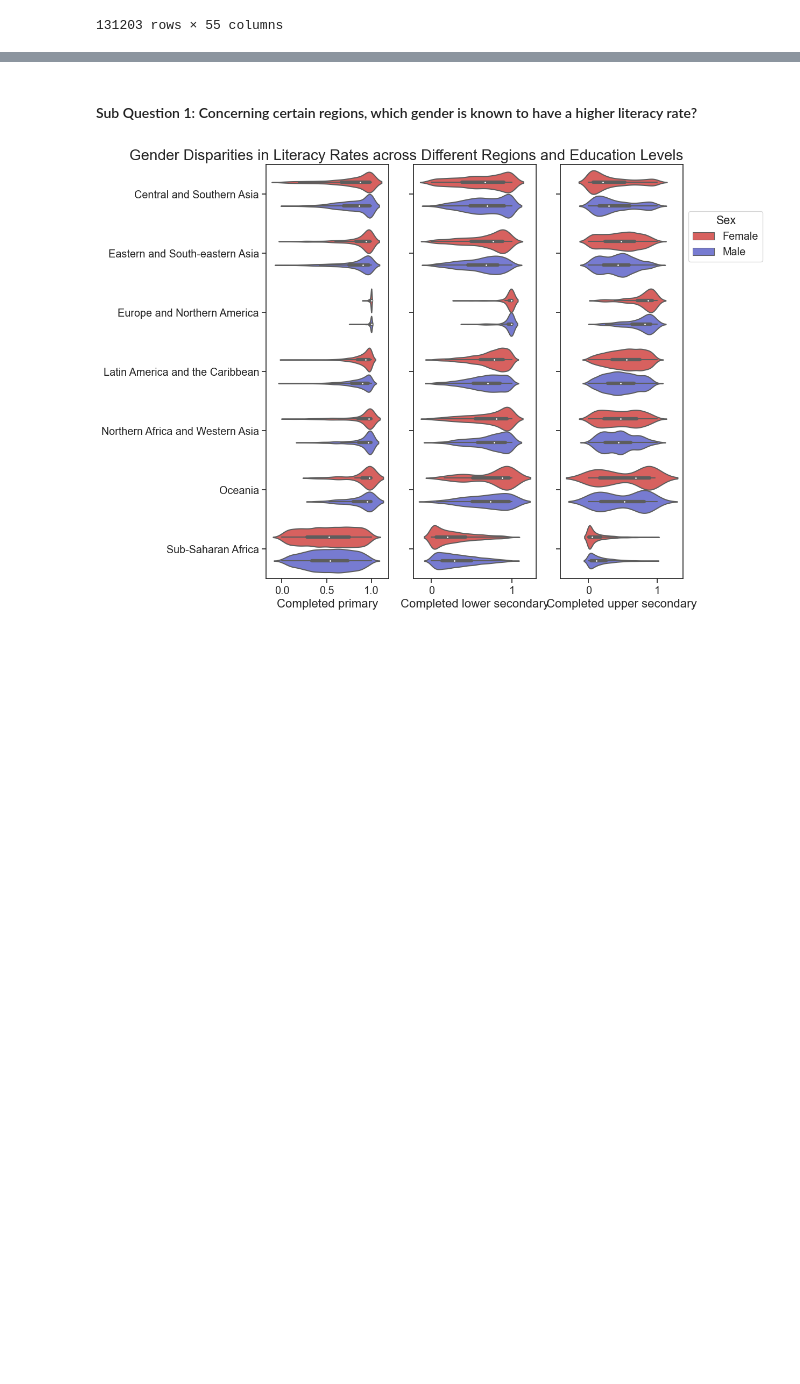
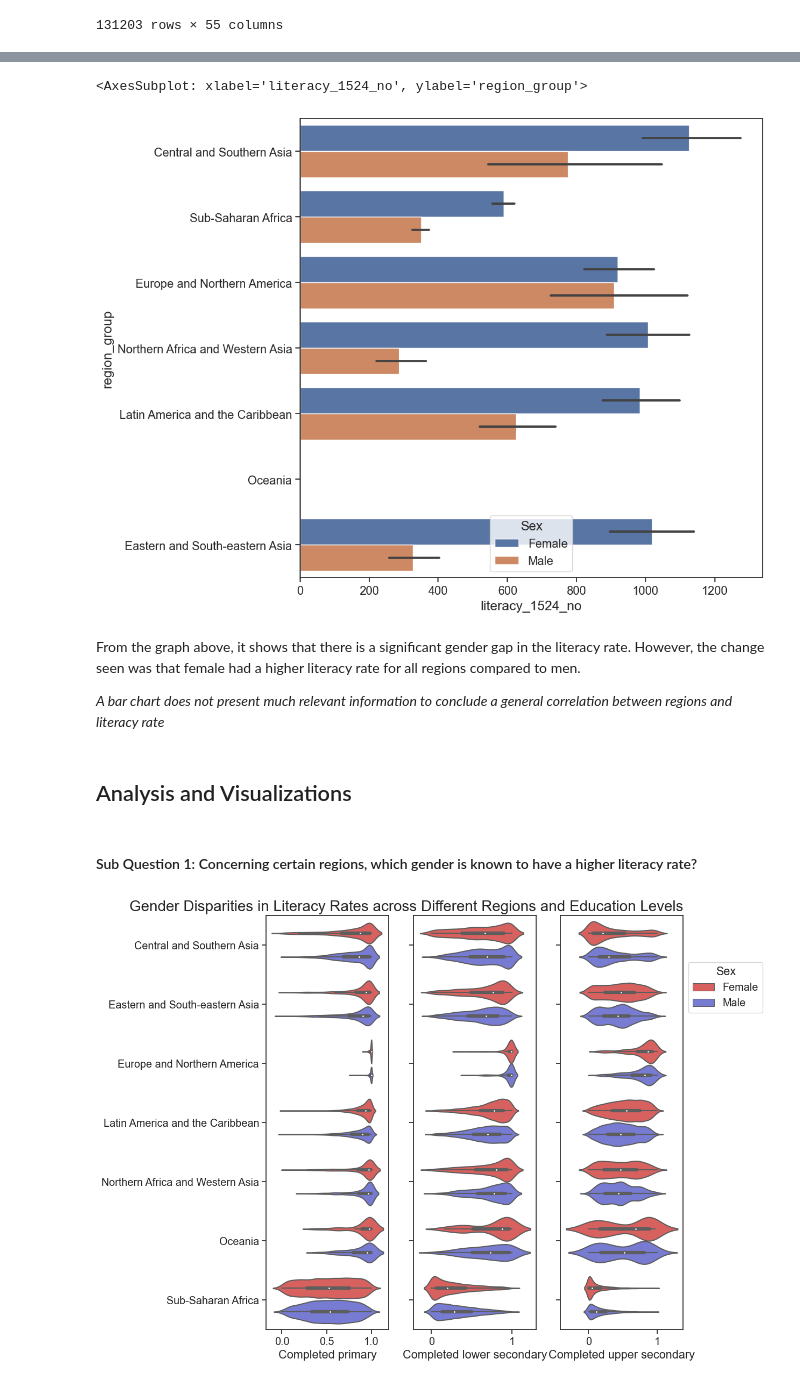
Before and after one commit to ubco-W2022T2-data301/project-group-group18, a Jupyter notebook: analysis/analysis3.ipynb, the cells around one changed output, grey strips where cells are left out. Drawn from its saved outputs; the diff is of its cells as text; code cells hidden in the pictures; blank space fills up the shorter version.

```diff
--- a/analysis/analysis3.ipynb
+++ b/analysis/analysis3.ipynb
@@ -39,3 +103,14 @@ df
+# %%
+sns.barplot(x=df['literacy_1524_no'],hue=df['Sex'], y=df['region_group'])
+# %% [output]
+<AxesSubplot: xlabel='literacy_1524_no', ylabel='region_group'>
+[figure, added]
+# %% [markdown]
+From the graph above, it shows that there is a significant gender gap in the literacy rate. However, the change seen was that female had a higher literacy rate for all regions compared to men.
+
+*A bar chart does not present much relevant information to conclude a general correlation between regions and literacy rate*
+# %% [markdown]
+## Analysis and Visualizations
 # %% [markdown]
 #### Sub Question 1: Concerning certain regions, which gender is known to have a higher literacy rate?
 # %%
```
Also changed, not shown: parts of 7 cells of this notebook, 3 other files.
